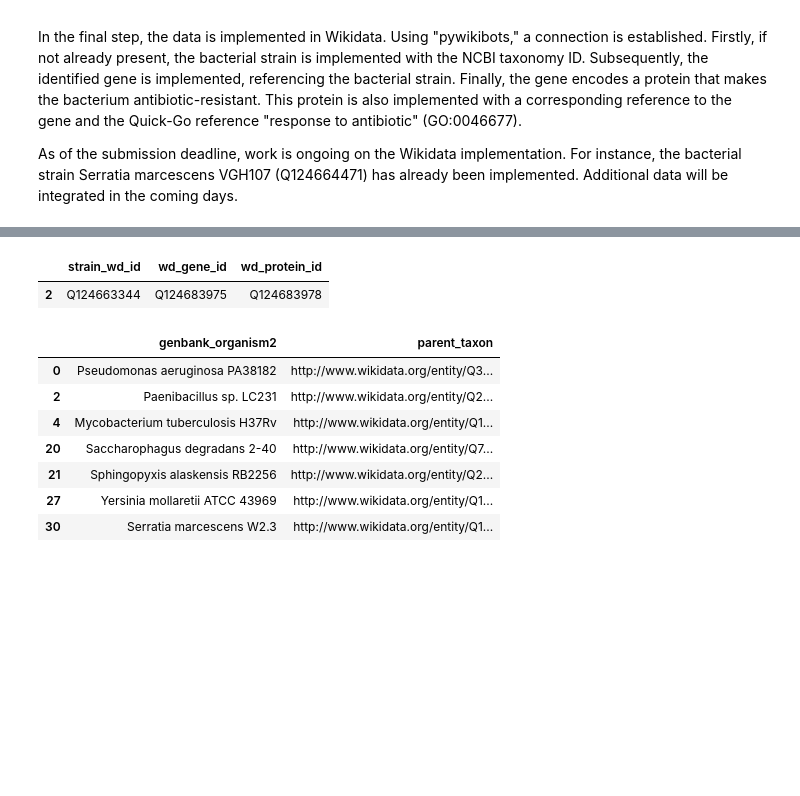
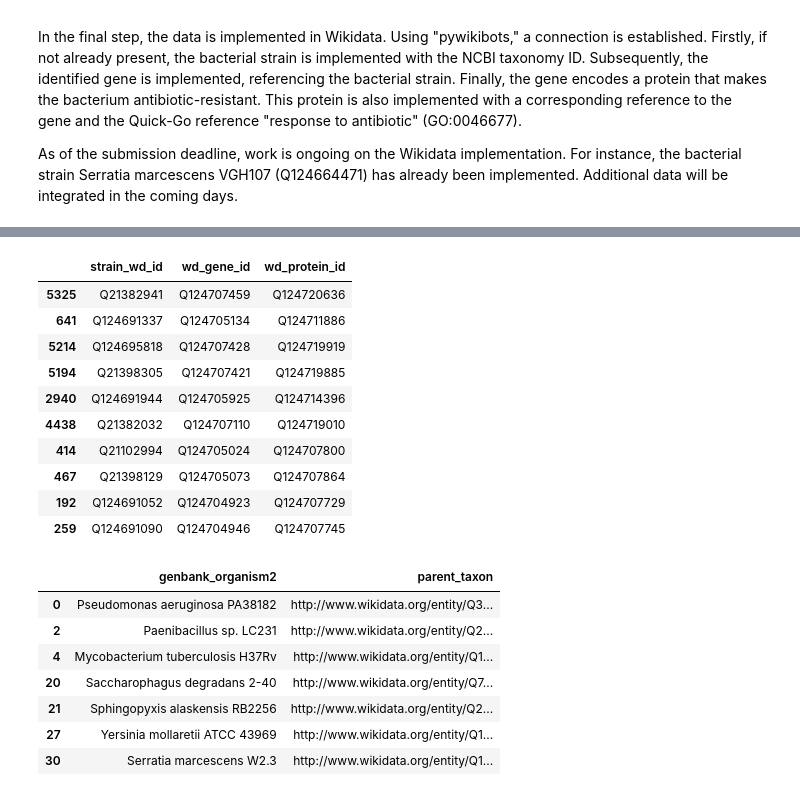
Before and after one commit to gjmm07/DS_LOD_and_Knowledge_Graphs_2023_Finn_Heydemann, a Jupyter notebook: main.ipynb, the cells around one changed output, grey strips where cells are left out. Cells and saved outputs as stored; diff of their text form; code cells hidden in the pictures; blank space fills up the shorter version.

```diff
--- a/main.ipynb
+++ b/main.ipynb
@@ -502,13 +549,15 @@ z[["genbank_start", "genbank_stop", "refseq_gene", "gene_family"]]
 from WikidataAdder import GeneWikidataAdder
 
 
-def gene_wrapper(df_row: pd.Series) -> str:
+def gene_wrapper(df_row: pd.Series) -> str | None:
     gwa = GeneWikidataAdder(df_row, False)
-    gwa.create_gene()
-    gwa.add_instance_of_gene()
-    gwa.add_subclass_of()
-    gwa.add_found_in_taxon()
-    return gwa.gene_page.getID()
+    success = gwa.create_gene()
+    if success:
+        gwa.add_instance_of_gene()
+        gwa.add_subclass_of()
+        gwa.add_found_in_taxon()
+        return gwa.gene_page.getID()
+    return None
 # %%
-z["wd_gene_id"] = z.apply(gene_wrapper, axis=1)
+df["wd_gene_id"] = df.apply(gene_wrapper, axis=1)
 # %% [output]
@@ -522,16 +581,21 @@ Sleeping for 9.3 seconds, 2024-02-28 11:42:26
 # %%
 from WikidataAdder import ProteinWikidataAdder
 
-def protein_wrapper(df_row: pd.Series) -> str:
+def protein_wrapper(df_row: pd.Series) -> str | None:
     pwa = ProteinWikidataAdder(df_row, False)
-    pwa.create_protein()
-    pwa.add_instance_of()
-    pwa.add_subclass_of()
-    pwa.add_found_in_taxon()
-    pwa.add_encoded_by()
-    pwa.add_identifier()
-    pwa.add_antibiotic_resistance()
-    return pwa.protein_page.getID()
+    created = pwa.create_protein()
+    if created != 0:
+        pwa.add_instance_of()
+        pwa.add_subclass_of()
+        pwa.add_found_in_taxon()
+        pwa.add_encoded_by()
+        pwa.add_identifier()
+        pwa.add_antibiotic_resistance()
+        if created == 2:
+            print("wait after creation")
+            time.sleep(300)
+        return pwa.protein_page.getID()
+    return None
 # %%
-z["wd_protein_id"] = z.apply(protein_wrapper, axis=1)
+df["wd_protein_id"] = df.apply(protein_wrapper, axis=1)
 # %% [output]
@@ -557,5 +693,14 @@ dtype: object
 # %%
-z[["strain_wd_id", "wd_gene_id", "wd_protein_id"]]
+df[["strain_wd_id", "wd_gene_id", "wd_protein_id"]].sample(10)
 # %% [output]
 |  | strain_wd_id | wd_gene_id | wd_protein_id |
-| 2 | Q124663344 | Q124683975 | Q124683978 |
+| 5325 | Q21382941 | Q124707459 | Q124720636 |
+| 641 | Q124691337 | Q124705134 | Q124711886 |
+| 5214 | Q124695818 | Q124707428 | Q124719919 |
+| 5194 | Q21398305 | Q124707421 | Q124719885 |
+| 2940 | Q124691944 | Q124705925 | Q124714396 |
+| 4438 | Q21382032 | Q124707110 | Q124719010 |
+| 414 | Q21102994 | Q124705024 | Q124707800 |
+| 467 | Q21398129 | Q124705073 | Q124707864 |
+| 192 | Q124691052 | Q124704923 | Q124707729 |
+| 259 | Q124691090 | Q124704946 | Q124707745 |
```
Also changed, not shown: parts of 11 cells of this notebook, 2 other files.
